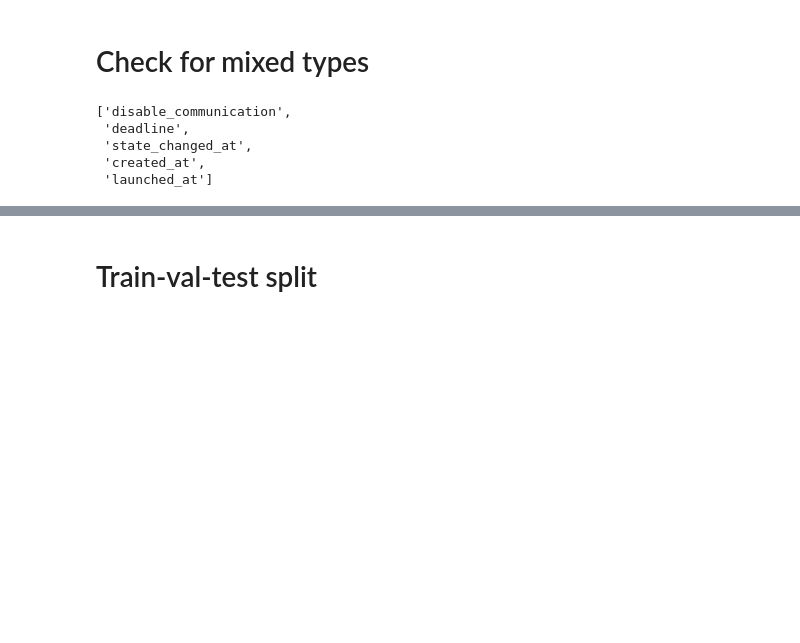
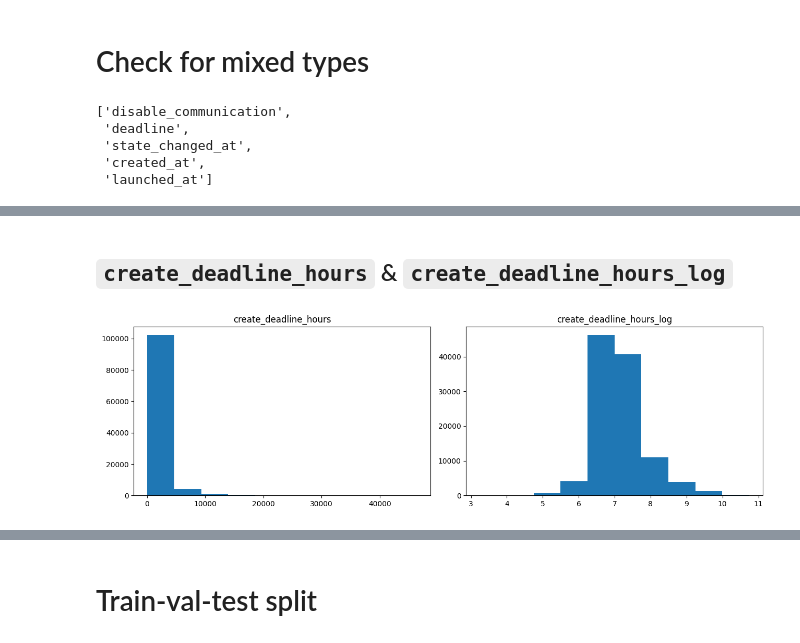
Before and after one commit to SimeonHristov99/kcikstarter, a Jupyter notebook: 01_Scripts/01_Load_data.ipynb, the cells around one changed output, grey strips where cells are left out. Drawn from its saved outputs; the diff is of its cells as text; code cells hidden in the pictures; blank space fills up the shorter version.

```diff
--- a/01_Scripts/01_Load_data.ipynb
+++ b/01_Scripts/01_Load_data.ipynb
@@ -111,0 +210,18 @@ can_be_numeric
+# %% [markdown]
+## `create_deadline_hours` & `create_deadline_hours_log`
+# %%
+df_development['create_deadline_hours'] = (df_development['deadline'] - df_development['created_at']).dt.total_seconds() / 3600
+df_development['create_deadline_hours_log'] = np.log1p(df_development['create_deadline_hours'])
+
+_, axes = plt.subplots(1, 2, figsize=(13, 4))
+
+axes[0].hist(df_development['create_deadline_hours'])
+axes[0].set_title('create_deadline_hours')
+
+axes[1].hist(df_development['create_deadline_hours_log'])
+axes[1].set_title('create_deadline_hours_log')
+
+plt.tight_layout()
+plt.show()
+# %% [output]
+[figure, added]
```
Also changed, not shown: parts of 39 cells of this notebook, 4 other files.
